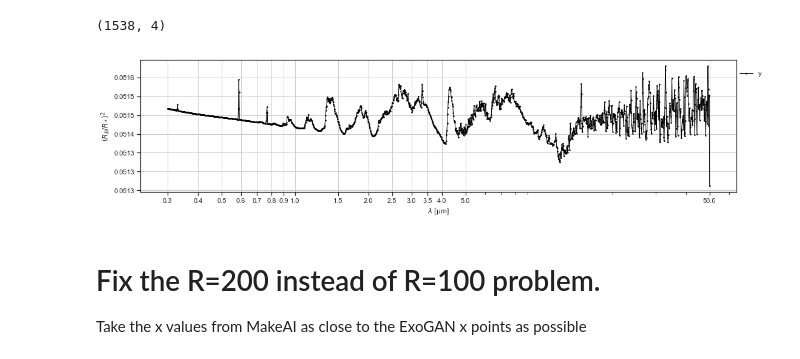
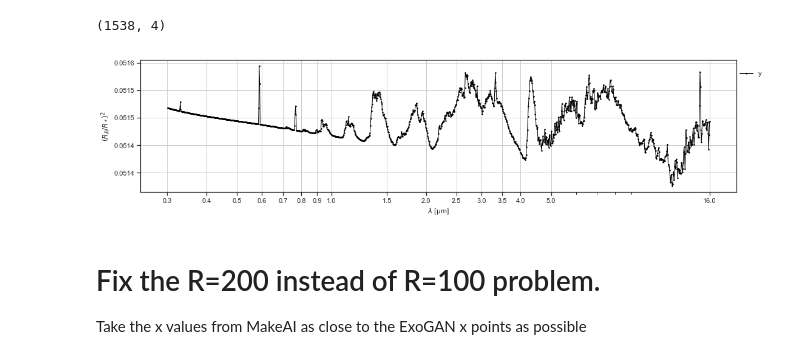
Before and after one commit to deKeijzer/SRON-DCGAN, a Jupyter notebook: notebooks/2.1 MakeAI data preperation transformation and ASPA creation.ipynb, the cells around one changed output. Drawn from its saved outputs; the diff is of its cells as text; code cells hidden in the pictures.

```diff
--- a/notebooks/2.1 MakeAI data preperation transformation and ASPA creation.ipynb
+++ b/notebooks/2.1 MakeAI data preperation transformation and ASPA creation.ipynb
@@ -38,11 +38,11 @@ trans.shape
 # %%
 x = trans[:, 0]
 y = trans[:, 1]
 
 
-ke.plot_trans(x,y)
+ke.plot_trans(x,y, x_max=16)
 # %% [output]
-[figure, old version]
+[figure, new version]
 # %% [markdown]
 # Fix the R=200 instead of R=100 problem.
 Take the x values from MakeAI as close to the ExoGAN x points as possible
```
Also changed, not shown: parts of 1 cell of this notebook, 13 other files.
